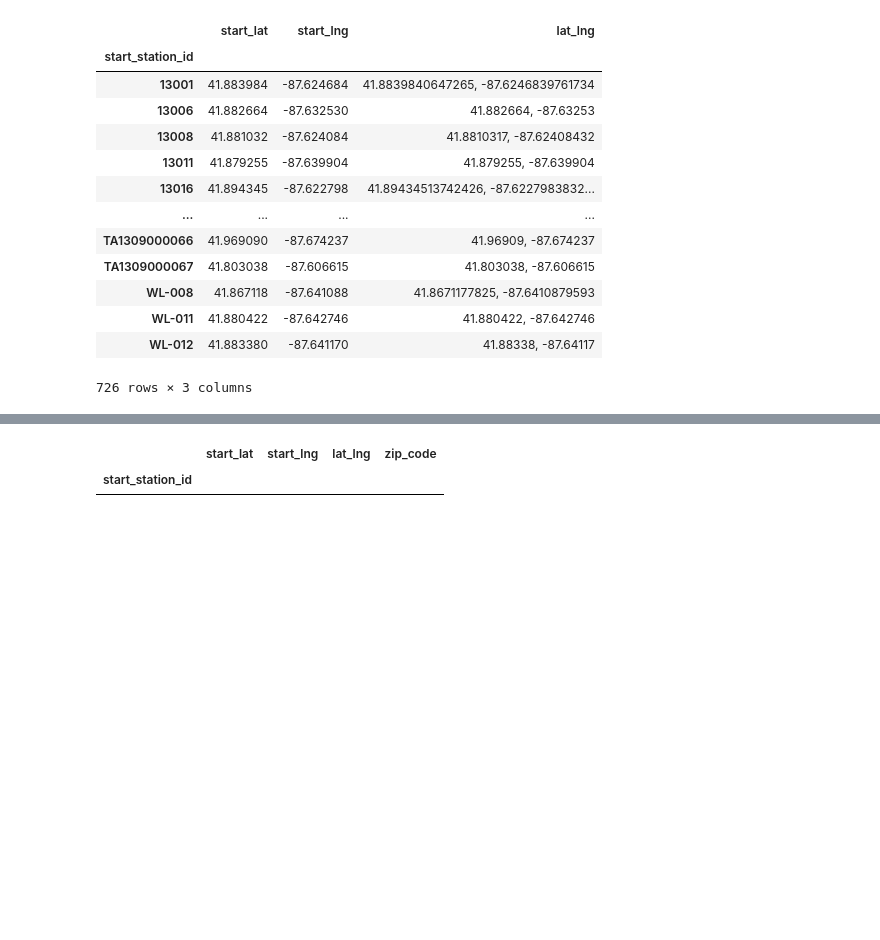
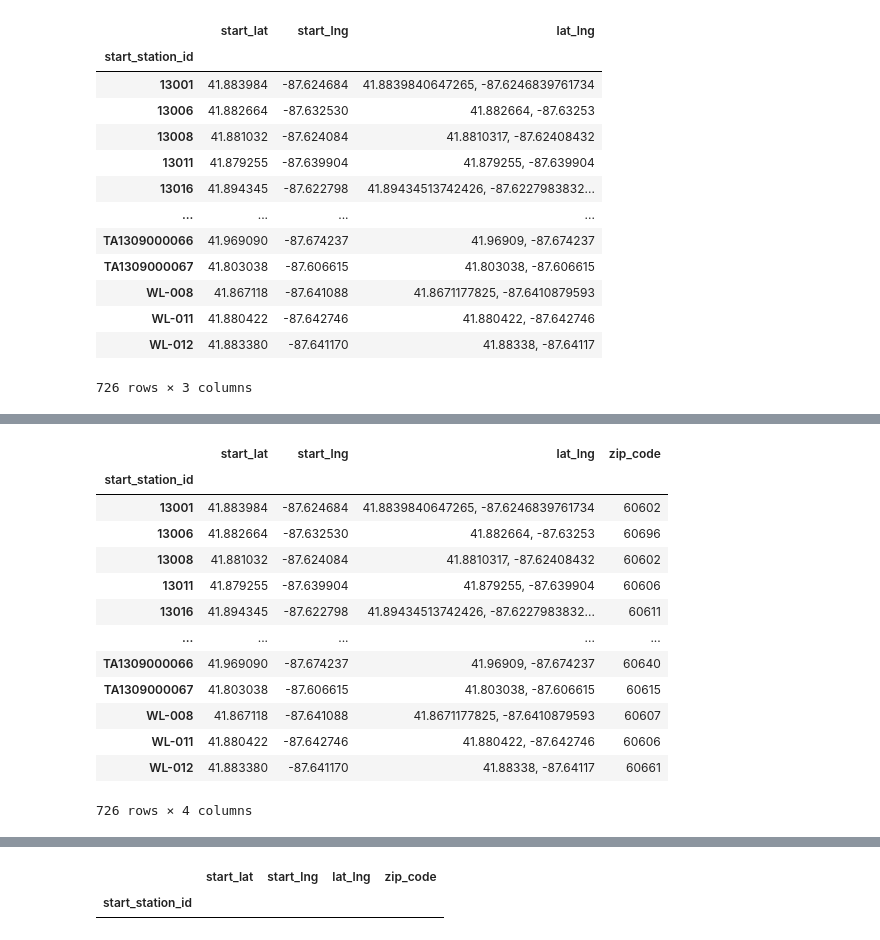
Before and after one commit to ramankhurana/ExtFormer, a Jupyter notebook: auxutils/DivvyDataPrepration.ipynb, the cells around one changed output, grey strips where cells are left out. Saved outputs shown, nothing was run; the diff lists cells and outputs as text; code cells hidden in the pictures; blank space fills up the shorter version.

```diff
--- a/auxutils/DivvyDataPrepration.ipynb
+++ b/auxutils/DivvyDataPrepration.ipynb
@@ -127,0 +129,17 @@ df_full_skimmed
+# %%
+df_full_skimmed
+# %% [output]
+|  | start_lat | start_lng | lat_lng | zip_code |
+| start_station_id |  |  |  |  |
+| 13001 | 41.883984 | -87.624684 | 41.8839840647265, -87.6246839761734 | 60602 |
+| 13006 | 41.882664 | -87.632530 | 41.882664, -87.63253 | 60696 |
+| 13008 | 41.881032 | -87.624084 | 41.8810317, -87.62408432 | 60602 |
+| 13011 | 41.879255 | -87.639904 | 41.879255, -87.639904 | 60606 |
+| 13016 | 41.894345 | -87.622798 | 41.89434513742426, -87.6227983832... | 60611 |
+| ... | ... | ... | ... | ... |
+| TA1309000066 | 41.969090 | -87.674237 | 41.96909, -87.674237 | 60640 |
+| TA1309000067 | 41.803038 | -87.606615 | 41.803038, -87.606615 | 60615 |
+| WL-008 | 41.867118 | -87.641088 | 41.8671177825, -87.6410879593 | 60607 |
+| WL-011 | 41.880422 | -87.642746 | 41.880422, -87.642746 | 60606 |
+| WL-012 | 41.883380 | -87.641170 | 41.88338, -87.64117 | 60661 |
+726 rows × 4 columns
```
Also changed, not shown: parts of 13 cells of this notebook, 25 other files.
